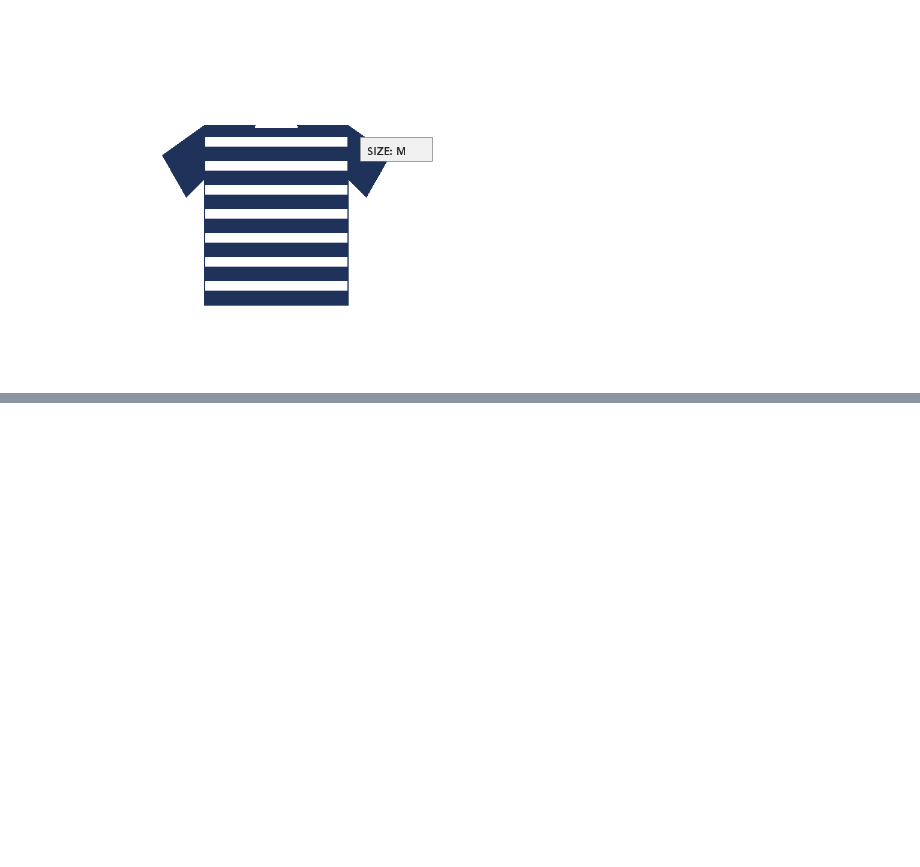
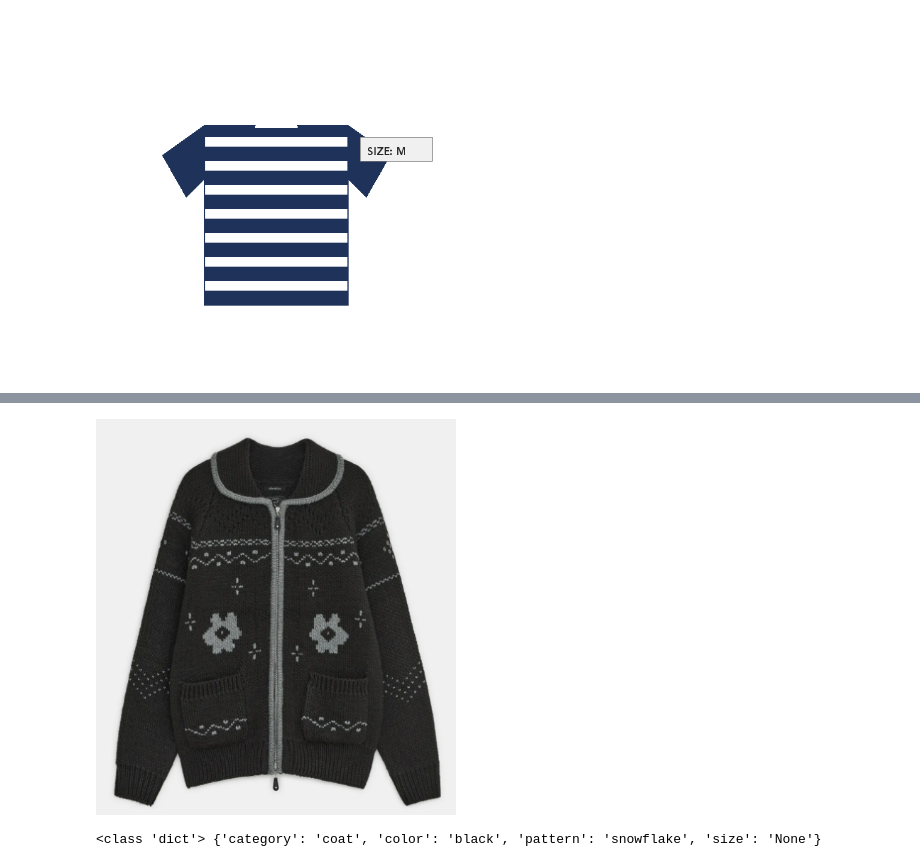
Before and after one commit to good593/course_VLM, a Jupyter notebook: 2. VLM Prompt Engineering/examples/1. Prompt Basics.ipynb, the cells around one changed output, grey strips where cells are left out. Cells and saved outputs as stored; diff of their text form; code cells hidden in the pictures; blank space fills up the shorter version.

```diff
--- a/2. VLM Prompt Engineering/examples/1. Prompt Basics.ipynb
+++ b/2. VLM Prompt Engineering/examples/1. Prompt Basics.ipynb
@@ -138,0 +259,20 @@ assert set(result.keys()) >= {"category", "color", "pattern", "size"}
+# %%
+PRODUCT02 = "./data/product02.png"
+show(PRODUCT02)
+# %% [output]
+[figure, added]
+# %%
+schema_prompt = '''
+아래 JSON 스키마에 맞춰서만 답해. 다른 설명 문장은 출력하지 마.(없으면, None)
+{
+  "category": "string",
+  "color": "string",
+  "pattern": "string",
+  "size": "string"
+}
+'''
+result = ask_json(PRODUCT02, schema_prompt)
+print(type(result), result)
+assert set(result.keys()) >= {"category", "color", "pattern", "size"}
+# %% [output]
+<class 'dict'> {'category': 'coat', 'color': 'black', 'pattern': 'snowflake', 'size': 'None'}
```
Also changed, not shown: parts of 15 cells of this notebook, 5 other files.
